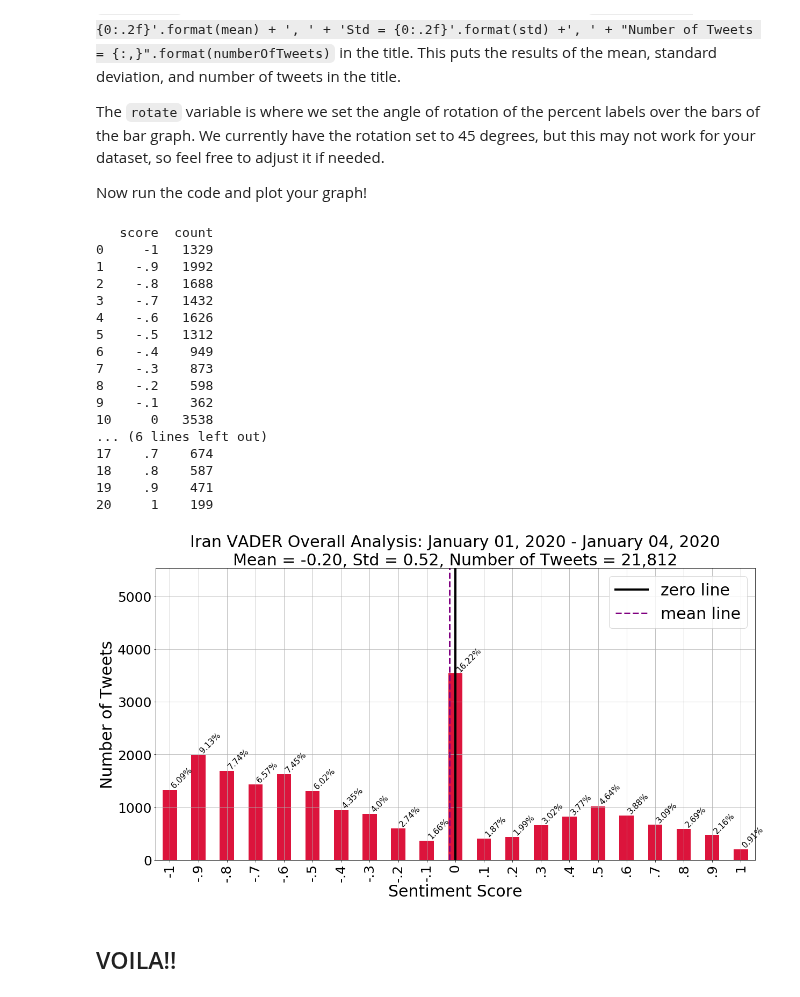
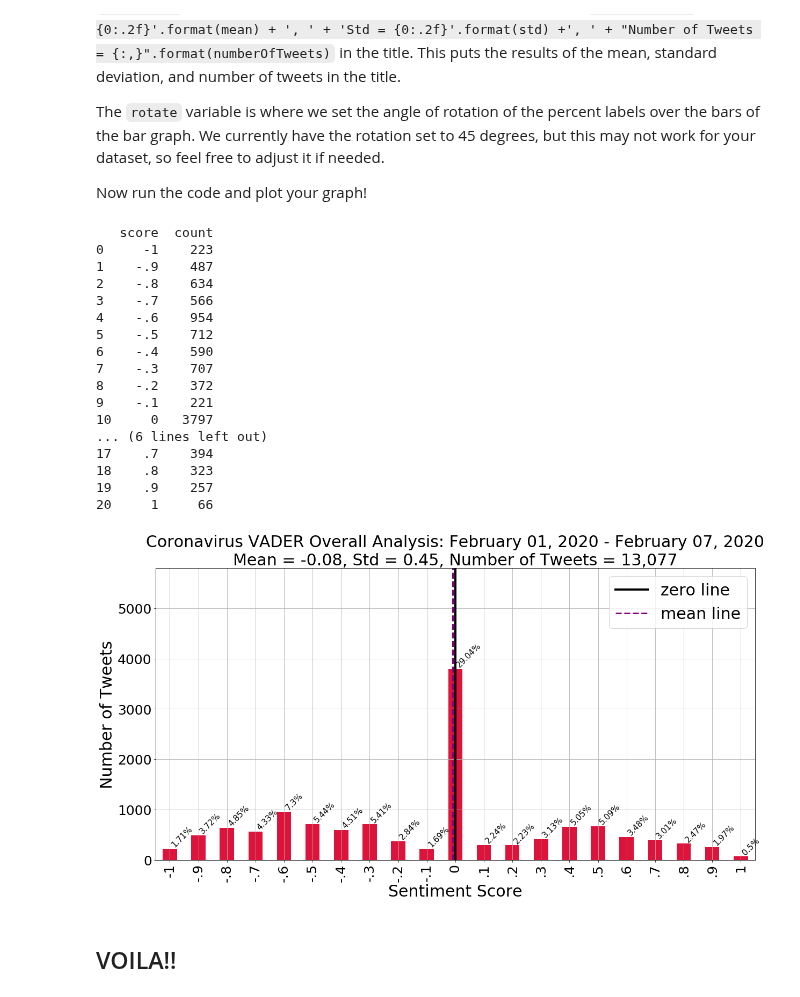
Before and after one commit to cyberdh/Text-Analysis, a Jupyter notebook: VADERSentimentAnalysis/notebooks/vaderSentimentResults.ipynb, the cells around one changed output. Saved outputs shown, nothing was run; the diff lists cells and outputs as text; code cells hidden in the pictures.

```diff
--- a/VADERSentimentAnalysis/notebooks/vaderSentimentResults.ipynb
+++ b/VADERSentimentAnalysis/notebooks/vaderSentimentResults.ipynb
@@ -129,7 +129,7 @@ fontTick = 25
 fontPct = 15
 labelX = 'Sentiment Score'
 labelY = 'Number of Tweets'
-labelTitle = 'Iran VADER Overall Analysis: January 01, 2020 - January 04, 2020\n'
+labelTitle = 'Coronavirus VADER Overall Analysis: February 01, 2020 - February 07, 2020\n'
 rotate = 45
 
 # Plot graph
@@ -146,49 +146,49 @@ fig.set_ylabel(labelY, fontsize = fontLabel)
 fig.set_xlabel(labelX, fontsize = fontLabel)
 fig.set_title(labelTitle + 'Mean = {0:.2f}'.format(mean) + ', ' + 'Std = {0:.2f}'.format(std) +', ' + "Number of Tweets = {:,}".format(numberOfTweets),fontsize = fontLabel)
 fig.set_ylim(0,2000 + max(res.values()))
 
 rects = fig.patches
 
 # vertical line for 0
 zeroLine = plt.axvline(x = 10, color = 'black', linewidth = 4)
 
 # vertical line for mean
 meanLine = plt.axvline(x = mean+10, color = 'purple', linestyle = 'dashed', linewidth = 3)
 
 plt.legend((zeroLine, meanLine), ['zero line', 'mean line'], prop={'size' : fontLabel}, loc = 'upper right')
 
 # Now make some labels
 
 plt.tick_params(axis = 'both', which = 'major', labelsize = fontTick)
 
 labels =round((resdf['count']/total) * 100, 2).astype(str)+'%'
 
 for rect, label in zip(rects, labels):
     height = rect.get_height()
     fig.text(rect.get_x() + rect.get_width()/2, height + 5, label, ha='left', fontsize = fontPct, va='bottom', rotation = rotate)
 
 plt.savefig(os.path.join(dataResults,vaderBarOutput), format=fmt, dpi=dpi, bbox_inches='tight')
 
 plt.show()
 # %% [output]
    score  count
-0     -1   1329
-1    -.9   1992
-2    -.8   1688
-3    -.7   1432
-4    -.6   1626
-5    -.5   1312
-6    -.4    949
-7    -.3    873
-8    -.2    598
-9    -.1    362
-10     0   3538
+0     -1    223
+1    -.9    487
+2    -.8    634
+3    -.7    566
+4    -.6    954
+5    -.5    712
+6    -.4    590
+7    -.3    707
+8    -.2    372
+9    -.1    221
+10     0   3797
 ... (6 lines left out)
-17    .7    674
-18    .8    587
-19    .9    471
-20     1    199
+17    .7    394
+18    .8    323
+19    .9    257
+20     1     66
-[figure, old version]
+[figure, new version]
 # %% [markdown]
 ## VOILA!!
 # %% [markdown]
```
Also changed, not shown: parts of 1 cell of this notebook, 3 other files.
